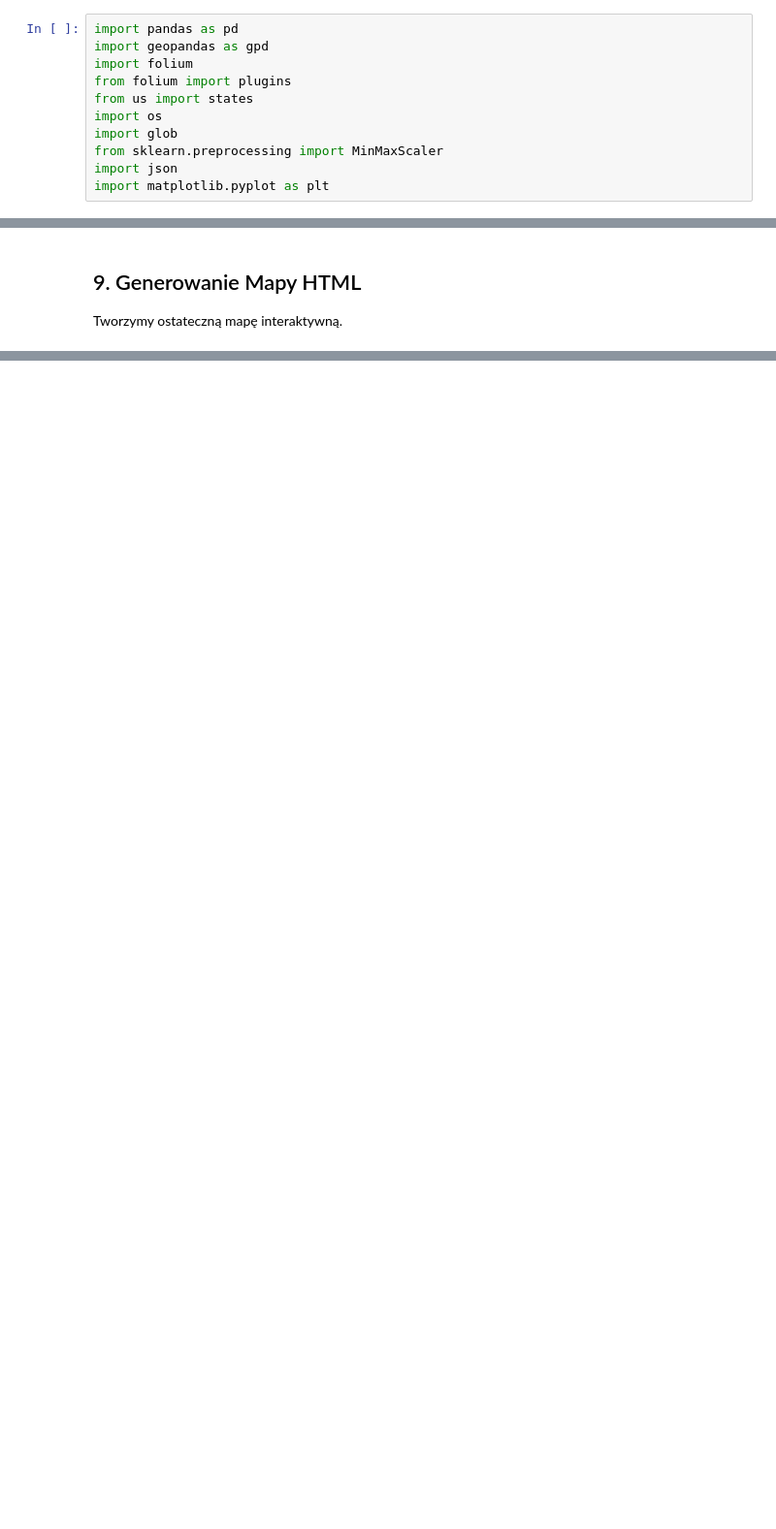
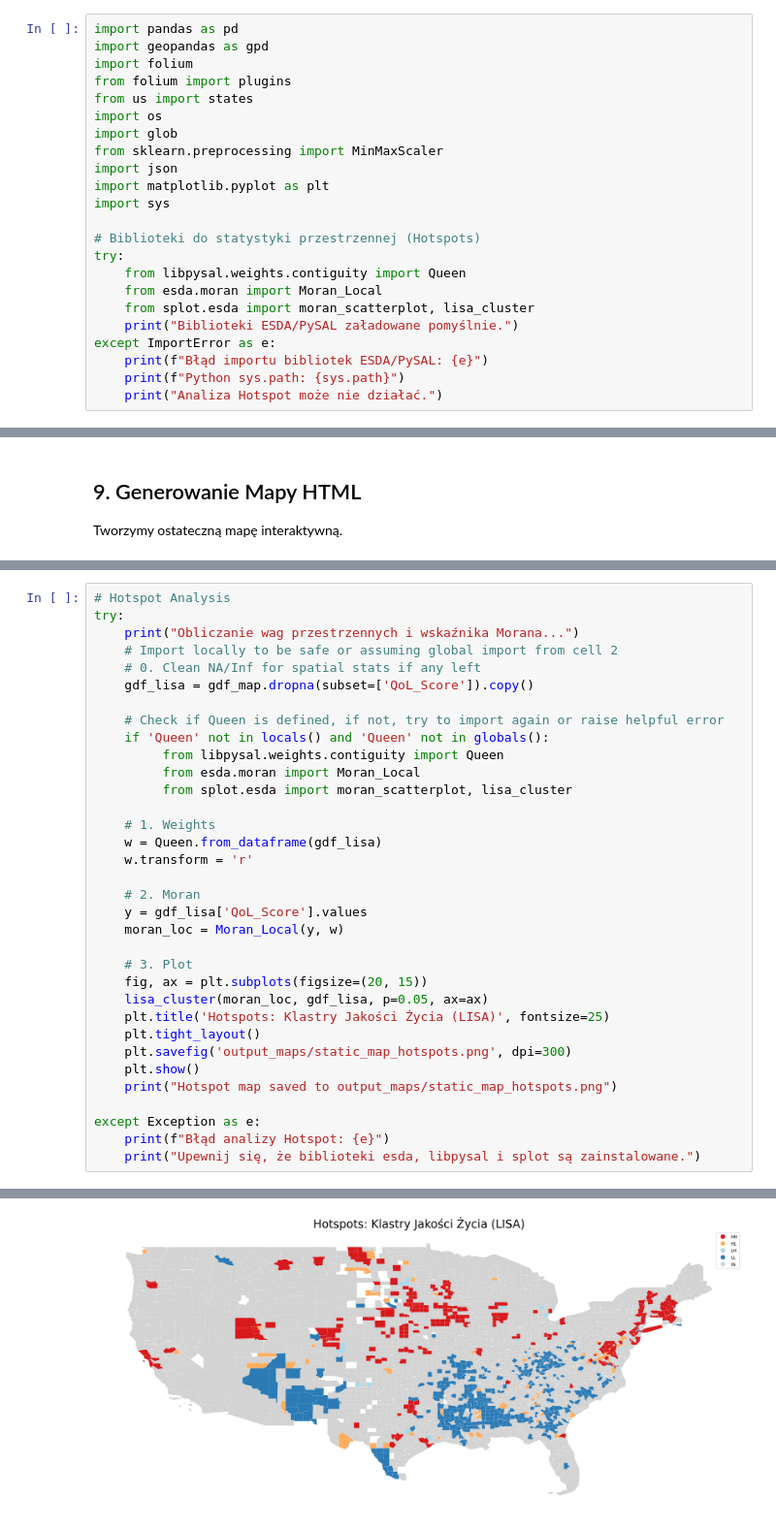
Before and after one commit to Remko23/AnalizaDanychPrzestrzennych, a Jupyter notebook: PROJEKT/final_project.ipynb, the cells around one changed output, grey strips where cells are left out. Shown at 97% size. Drawn from its saved outputs; the diff is of its cells as text; blank space fills up the shorter version.

Commit message:
Static map

```diff
--- a/PROJEKT/final_project.ipynb
+++ b/PROJEKT/final_project.ipynb
@@ -18,3 +18,15 @@ import glob
 from sklearn.preprocessing import MinMaxScaler
 import json
 import matplotlib.pyplot as plt
+import sys
+
+# Biblioteki do statystyki przestrzennej (Hotspots)
+try:
+    from libpysal.weights.contiguity import Queen
+    from esda.moran import Moran_Local
+    from splot.esda import moran_scatterplot, lisa_cluster
+    print("Biblioteki ESDA/PySAL załadowane pomyślnie.")
+except ImportError as e:
+    print(f"Błąd importu bibliotek ESDA/PySAL: {e}")
+    print(f"Python sys.path: {sys.path}")
+    print("Analiza Hotspot może nie działać.")
@@ -450,0 +455,35 @@ except Exception as e:
+# %%
+# Hotspot Analysis
+try:
+    print("Obliczanie wag przestrzennych i wskaźnika Morana...")
+    # Import locally to be safe or assuming global import from cell 2
+    # 0. Clean NA/Inf for spatial stats if any left
+    gdf_lisa = gdf_map.dropna(subset=['QoL_Score']).copy()
+
+    # Check if Queen is defined, if not, try to import again or raise helpful error
+    if 'Queen' not in locals() and 'Queen' not in globals():
+         from libpysal.weights.contiguity import Queen
+         from esda.moran import Moran_Local
+         from splot.esda import moran_scatterplot, lisa_cluster
+
+    # 1. Weights
+    w = Queen.from_dataframe(gdf_lisa)
+    w.transform = 'r'
+
+    # 2. Moran
+    y = gdf_lisa['QoL_Score'].values
+    moran_loc = Moran_Local(y, w)
+
+    # 3. Plot
+    fig, ax = plt.subplots(figsize=(20, 15))
+    lisa_cluster(moran_loc, gdf_lisa, p=0.05, ax=ax)
+    plt.title('Hotspots: Klastry Jakości Życia (LISA)', fontsize=25)
+    plt.tight_layout()
+    plt.savefig('output_maps/static_map_hotspots.png', dpi=300)
+    plt.show()
+    print("Hotspot map saved to output_maps/static_map_hotspots.png")
+
+except Exception as e:
+    print(f"Błąd analizy Hotspot: {e}")
+    print("Upewnij się, że biblioteki esda, libpysal i splot są zainstalowane.")
+# %% [output]
@@ -450,0 +511 @@ except Exception as e:
+[figure, added]
```
Also changed, not shown: parts of 12 cells of this notebook.
